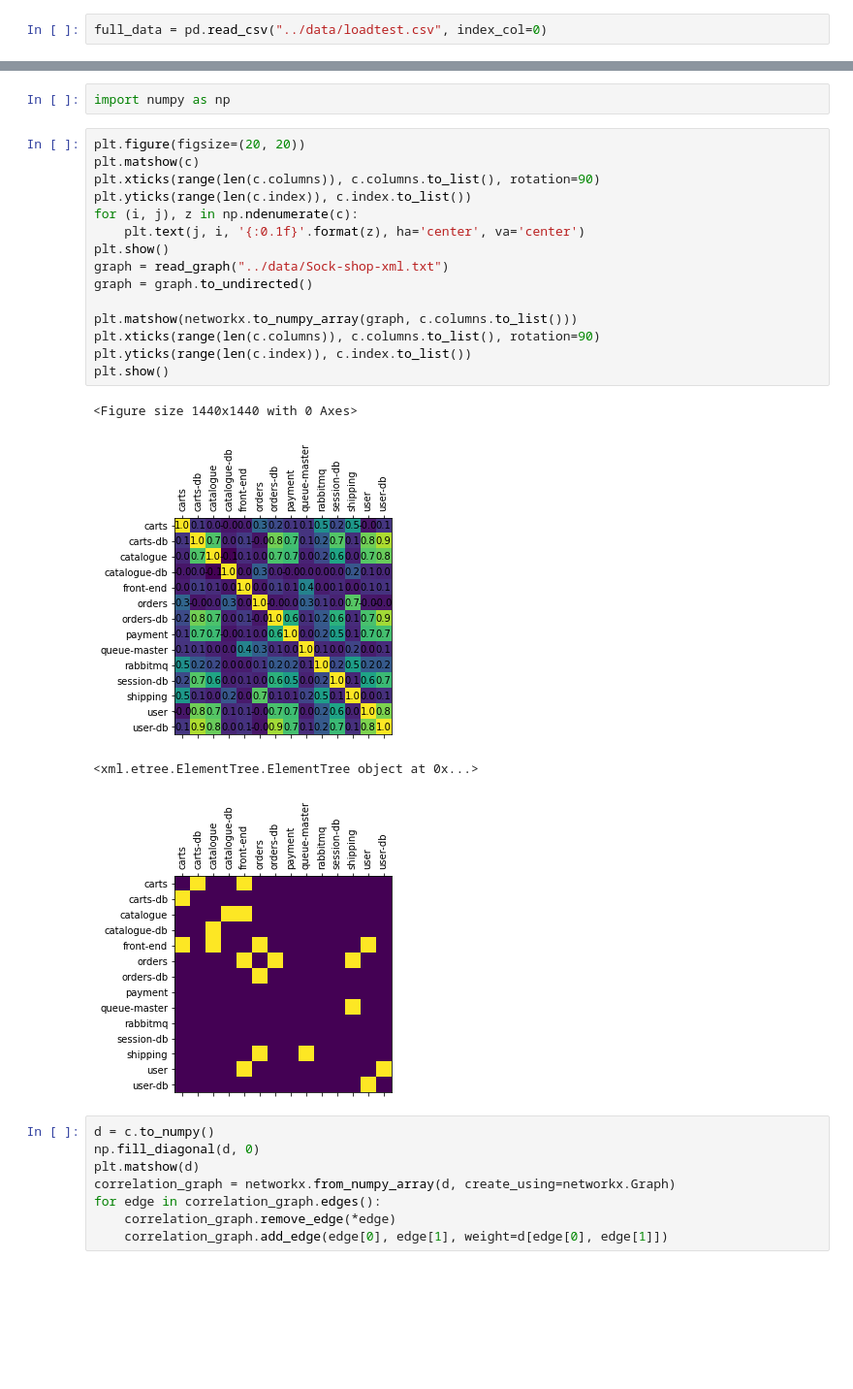
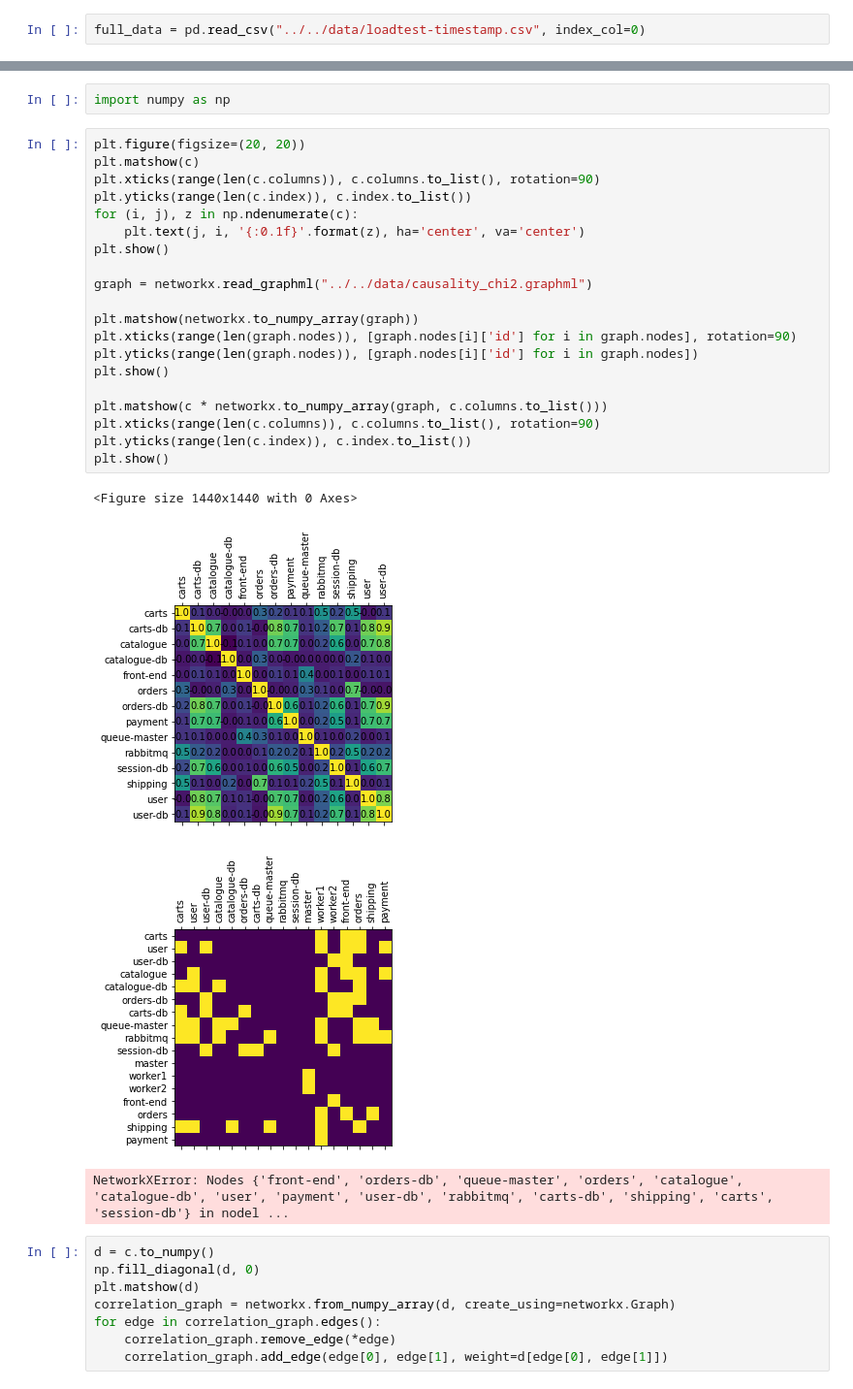
Before and after one commit to hpi-sam/Spatio-Temporal-Graphs, a Jupyter notebook: src/analyze/correaltion.ipynb, the cells around one changed output, grey strips where cells are left out. Shown: that part at 97% size. Saved outputs shown, nothing was run; the diff lists cells and outputs as text; blank space fills up the shorter version.

```diff
--- a/src/analyze/correaltion.ipynb
+++ b/src/analyze/correaltion.ipynb
@@ -29,7 +29,7 @@ def read_graph(filename) -> networkx.Graph:
             G.add_edge(node, adjacent_node)
     return G
 # %%
-full_data = pd.read_csv("../data/loadtest.csv", index_col=0)
+full_data = pd.read_csv("../../data/loadtest-timestamp.csv", index_col=0)
 # %%
 data_without_time = full_data.drop("Time", axis=1)
 # %%
@@ -58,23 +58,28 @@ import numpy as np
 # %%
 plt.figure(figsize=(20, 20))
 plt.matshow(c)
 plt.xticks(range(len(c.columns)), c.columns.to_list(), rotation=90)
 plt.yticks(range(len(c.index)), c.index.to_list())
 for (i, j), z in np.ndenumerate(c):
     plt.text(j, i, '{:0.1f}'.format(z), ha='center', va='center')
 plt.show()
-graph = read_graph("../data/Sock-shop-xml.txt")
-graph = graph.to_undirected()
 
-plt.matshow(networkx.to_numpy_array(graph, c.columns.to_list()))
+graph = networkx.read_graphml("../../data/causality_chi2.graphml")
+
+plt.matshow(networkx.to_numpy_array(graph))
+plt.xticks(range(len(graph.nodes)), [graph.nodes[i]['id'] for i in graph.nodes], rotation=90)
+plt.yticks(range(len(graph.nodes)), [graph.nodes[i]['id'] for i in graph.nodes])
+plt.show()
+
+plt.matshow(c * networkx.to_numpy_array(graph, c.columns.to_list()))
 plt.xticks(range(len(c.columns)), c.columns.to_list(), rotation=90)
 plt.yticks(range(len(c.index)), c.index.to_list())
 plt.show()
 # %% [output]
 <Figure size 1440x1440 with 0 Axes>
 [figure]
+[figure, new version]
-<xml.etree.ElementTree.ElementTree object at 0x...>
+NetworkXError: Nodes {'front-end', 'orders-db', 'queue-master', 'orders', 'catalogue', 'catalogue-db', 'user', 'payment', 'user-db', 'rabbitmq', 'carts-db', 'shipping', 'carts', 'session-db'} in nodel ...
-[figure, old version]
 # %%
 d = c.to_numpy()
 np.fill_diagonal(d, 0)
```
Also changed, not shown: 11 other files.
